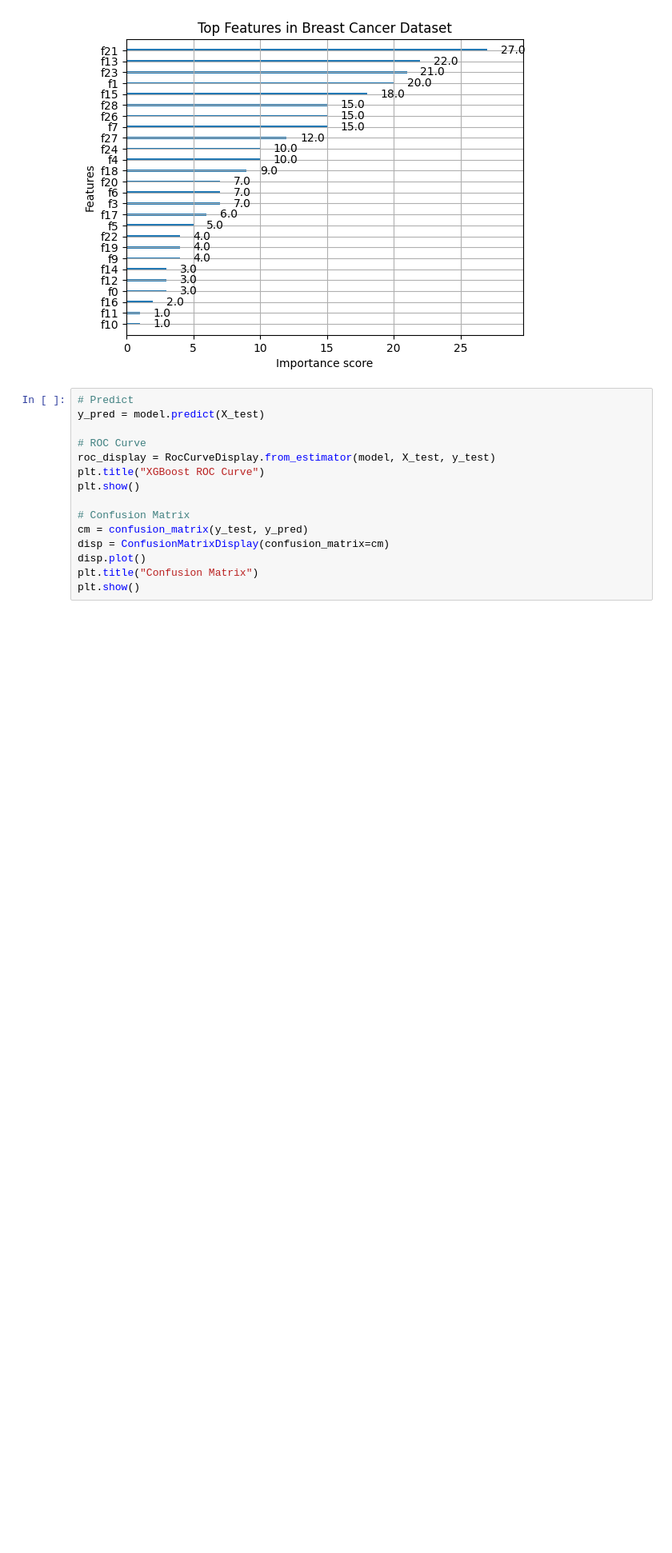
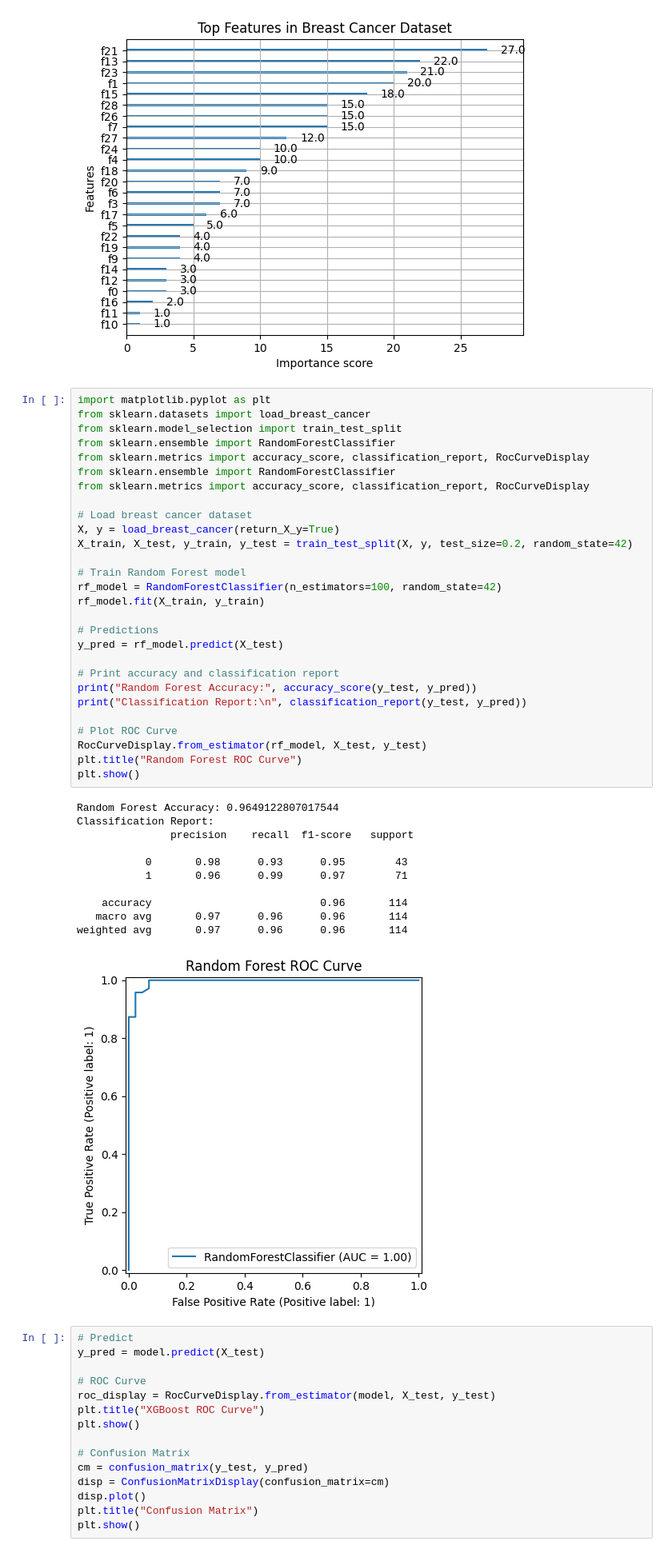
Before and after one commit to divyanshihumber/XGboost_capstone, a Jupyter notebook: capstone.ipynb, the cells around one changed output. Shown at 80% size. Saved outputs shown, nothing was run; the diff lists cells and outputs as text; blank space fills up the shorter version.

```diff
--- a/capstone.ipynb
+++ b/capstone.ipynb
@@ -42,6 +42,46 @@ plt.title("Top Features in Breast Cancer Dataset")
 plt. show()
 # %% [output]
 [figure]
+# %%
+import matplotlib.pyplot as plt
+from sklearn.datasets import load_breast_cancer
+from sklearn.model_selection import train_test_split
+from sklearn.ensemble import RandomForestClassifier
+from sklearn.metrics import accuracy_score, classification_report, RocCurveDisplay
+from sklearn.ensemble import RandomForestClassifier
+from sklearn.metrics import accuracy_score, classification_report, RocCurveDisplay
+
+# Load breast cancer dataset
+X, y = load_breast_cancer(return_X_y=True)
+X_train, X_test, y_train, y_test = train_test_split(X, y, test_size=0.2, random_state=42)
+
+# Train Random Forest model
+rf_model = RandomForestClassifier(n_estimators=100, random_state=42)
+rf_model.fit(X_train, y_train)
+
+# Predictions
+y_pred = rf_model.predict(X_test)
+
+# Print accuracy and classification report
+print("Random Forest Accuracy:", accuracy_score(y_test, y_pred))
+print("Classification Report:\n", classification_report(y_test, y_pred))
+
+# Plot ROC Curve
+RocCurveDisplay.from_estimator(rf_model, X_test, y_test)
+plt.title("Random Forest ROC Curve")
+plt.show()
+# %% [output]
+Random Forest Accuracy: 0.9649122807017544
+Classification Report:
+               precision    recall  f1-score   support
+
+           0       0.98      0.93      0.95        43
+           1       0.96      0.99      0.97        71
+
+    accuracy                           0.96       114
+   macro avg       0.97      0.96      0.96       114
+weighted avg       0.97      0.96      0.96       114
+[figure, added]
 # %%
 # Predict
 y_pred = model.predict(X_test)
```
